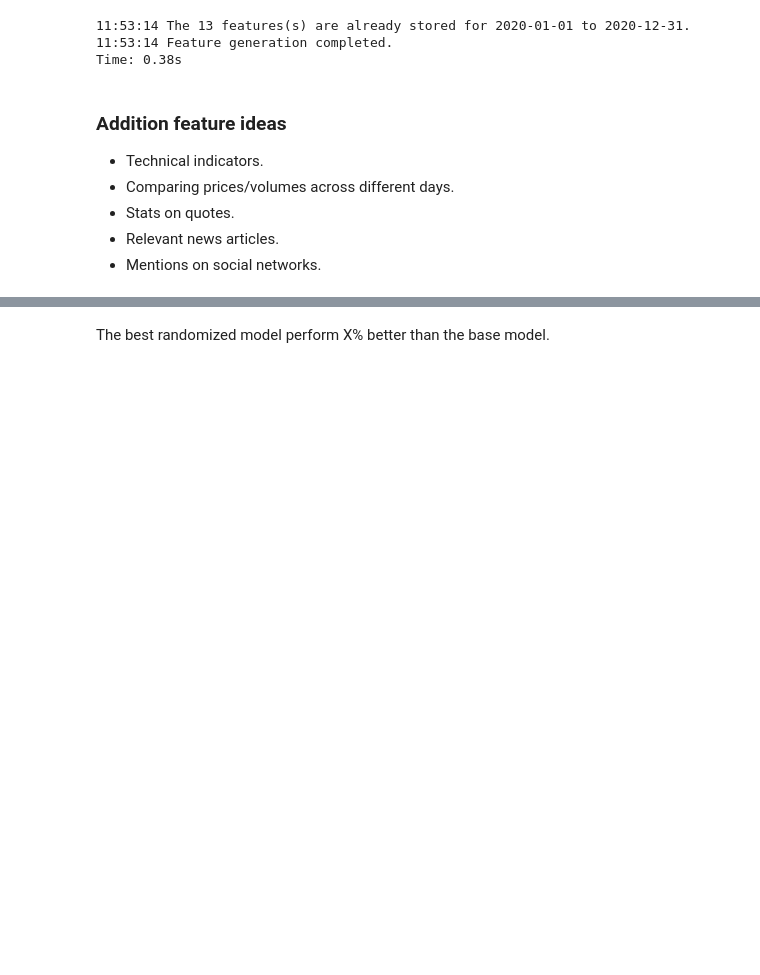
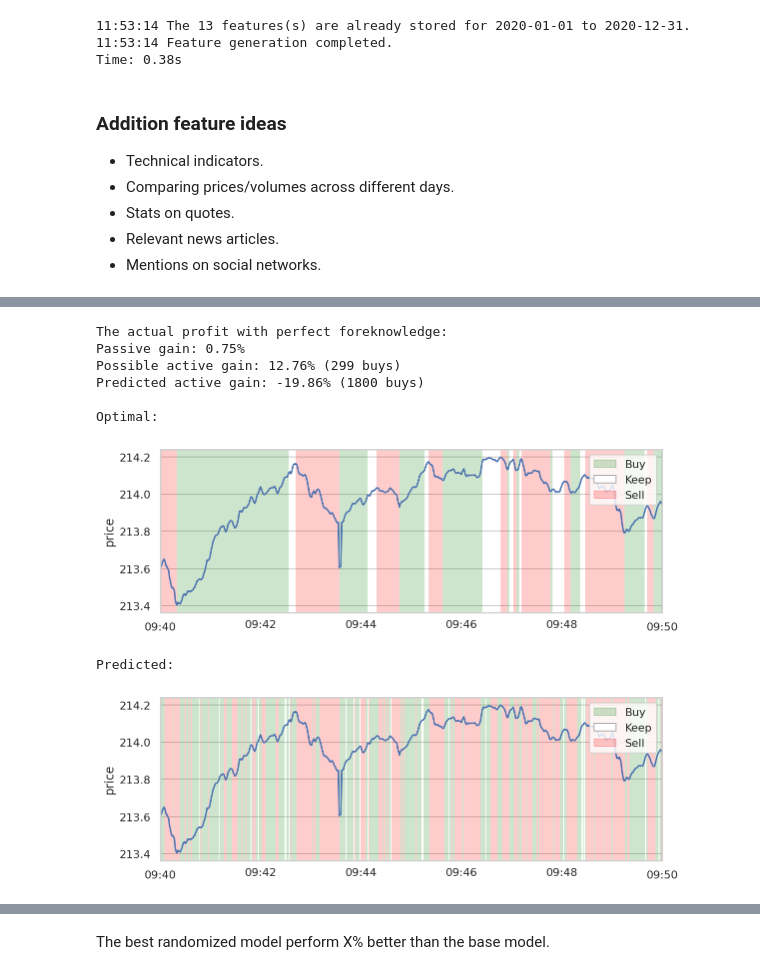
Before and after one commit to dwitvliet/project-stock-trading, a Jupyter notebook: stock_prediction.ipynb, the cells around one changed output, grey strips where cells are left out. Drawn from its saved outputs; the diff is of its cells as text; code cells hidden in the pictures; blank space fills up the shorter version.

Commit message:
Added plots to analyse randomized hyperparameter search

```diff
--- a/stock_prediction.ipynb
+++ b/stock_prediction.ipynb
@@ -373,0 +383,32 @@ random_search.cv_results_['mean_train_score']
+# %%
+test_date = '2020-12-01'
+
+df = data.get_bars(
+    ticker, test_date, agg='weighted_mean', smooth_periods=3
+).rename('price').to_frame()
+df['actual'] = test.iloc[:, 0]
+df['prediction'] = random_search.best_estimator_.predict(test.iloc[:, 1:])
+
+profits_actual = target.profits(df['price'], df['actual'], buy_cost=0.05)
+profits_prediction = target.profits(df['price'], df['prediction'], buy_cost=0.05)
+print(
+    f'Passive gain: {profits_actual["passive_gain"]*100:.2f}% \n'
+    f'Possible active gain: {profits_actual["active_gain"]*100:.2f}% '
+    f'({profits_actual["total_buys"]} buys) \n'
+    f'Predicted active gain: {profits_prediction["active_gain"]*100:.2f}% '
+    f'({profits_prediction["total_buys"]} buys) \n'
+)
+print('Optimal:')
+target.plot_timeseries(df.between_time('9:40', '9:50'), 'price', 'actual')
+print('Predicted:')
+target.plot_timeseries(df.between_time('9:40', '9:50'), 'price', 'prediction')
+# %% [output]
+The actual profit with perfect foreknowledge:
+Passive gain: 0.75%
+Possible active gain: 12.76% (299 buys)
+Predicted active gain: -19.86% (1800 buys)
+
+Optimal:
+[figure, added]
+Predicted:
+[figure, added]
```
Also changed, not shown: parts of 14 cells of this notebook.
